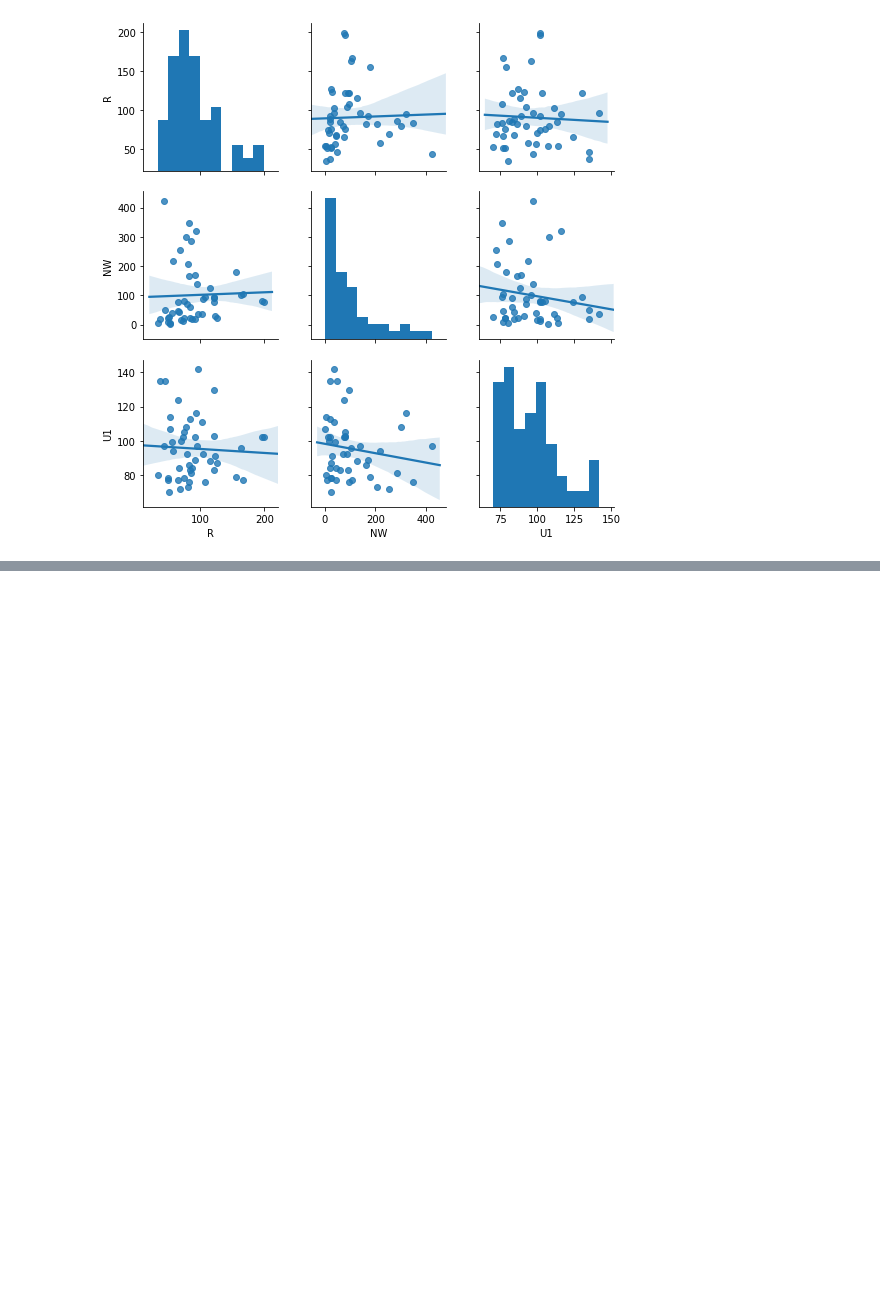
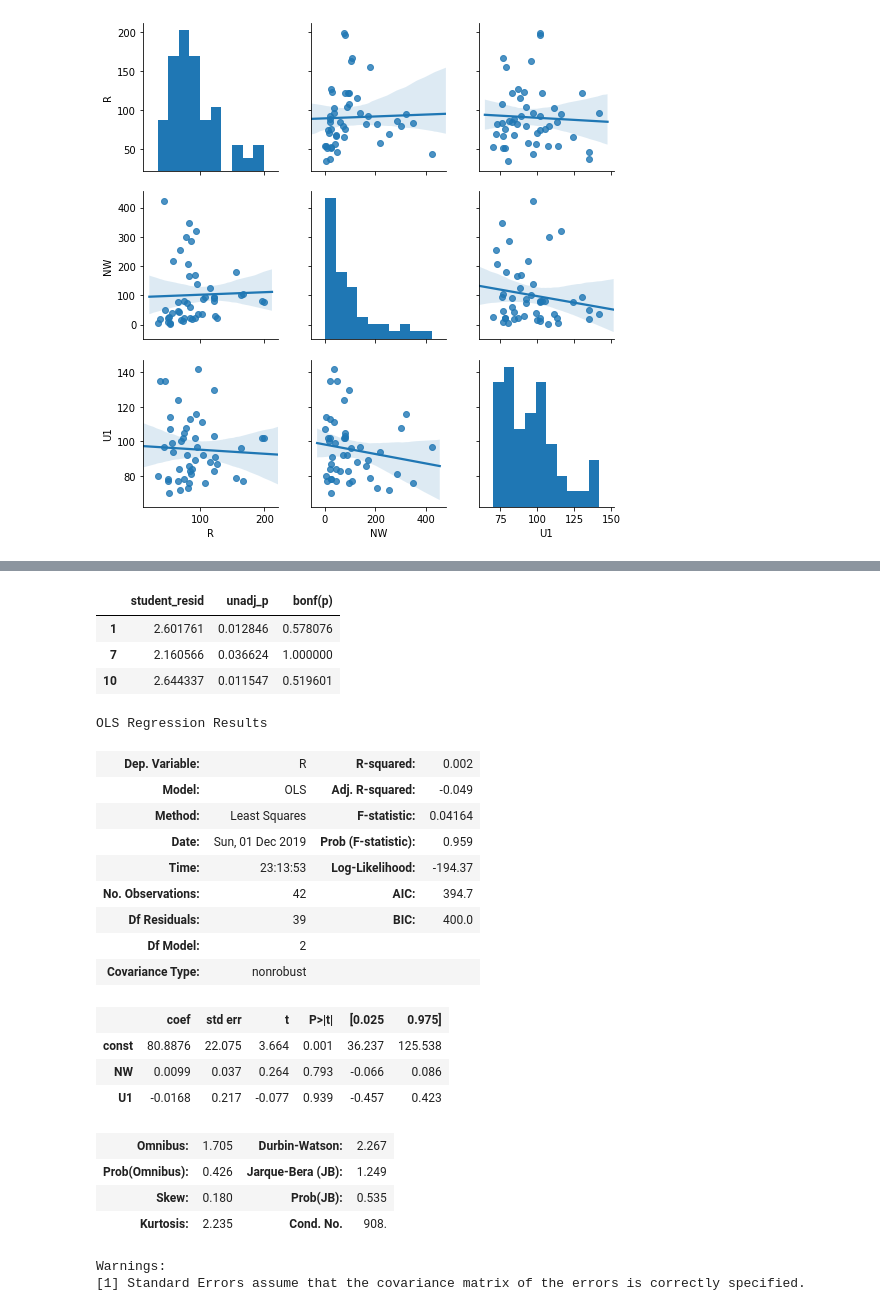
Before and after one commit to andrey13771/StatLabs, a Jupyter notebook: Katya3.ipynb, the cells around one changed output, grey strips where cells are left out. Drawn from its saved outputs; the diff is of its cells as text; code cells hidden in the pictures; blank space fills up the shorter version.

```diff
--- a/Katya3.ipynb
+++ b/Katya3.ipynb
@@ -101,0 +113,39 @@ sm.graphics.plot_fit(results, 2)
+# %%
+test = results.outlier_test()
+outliers = test[test['unadj_p'] < 0.05]
+outliers
+# %% [output]
+|  | student_resid | unadj_p | bonf(p) |
+| 1 | 2.601761 | 0.012846 | 0.578076 |
+| 7 | 2.160566 | 0.036624 | 1.000000 |
+| 10 | 2.644337 | 0.011547 | 0.519601 |
+# %%
+df = df.drop([1, 7, 10])
+# %%
+X = df[['NW', 'U1']]
+Y = df['R']
+X = sm.add_constant(X)
+model = sm.OLS(Y, X)
+results = model.fit()
+results.summary()
+# %% [output]
+OLS Regression Results
+| Dep. Variable: | R | R-squared: | 0.002 |
+| Model: | OLS | Adj. R-squared: | -0.049 |
+| Method: | Least Squares | F-statistic: | 0.04164 |
+| Date: | Sun, 01 Dec 2019 | Prob (F-statistic): | 0.959 |
+| Time: | 23:13:53 | Log-Likelihood: | -194.37 |
+| No. Observations: | 42 | AIC: | 394.7 |
+| Df Residuals: | 39 | BIC: | 400.0 |
+| Df Model: | 2 |  |  |
+| Covariance Type: | nonrobust |  |  |
+|  | coef | std err | t | P>|t| | [0.025 | 0.975] |
+| const | 80.8876 | 22.075 | 3.664 | 0.001 | 36.237 | 125.538 |
+| NW | 0.0099 | 0.037 | 0.264 | 0.793 | -0.066 | 0.086 |
+| U1 | -0.0168 | 0.217 | -0.077 | 0.939 | -0.457 | 0.423 |
+| Omnibus: | 1.705 | Durbin-Watson: | 2.267 |
+| Prob(Omnibus): | 0.426 | Jarque-Bera (JB): | 1.249 |
+| Skew: | 0.180 | Prob(JB): | 0.535 |
+| Kurtosis: | 2.235 | Cond. No. | 908. |
+Warnings:
+[1] Standard Errors assume that the covariance matrix of the errors is correctly specified.
```
Also changed, not shown: parts of 13 cells of this notebook.
